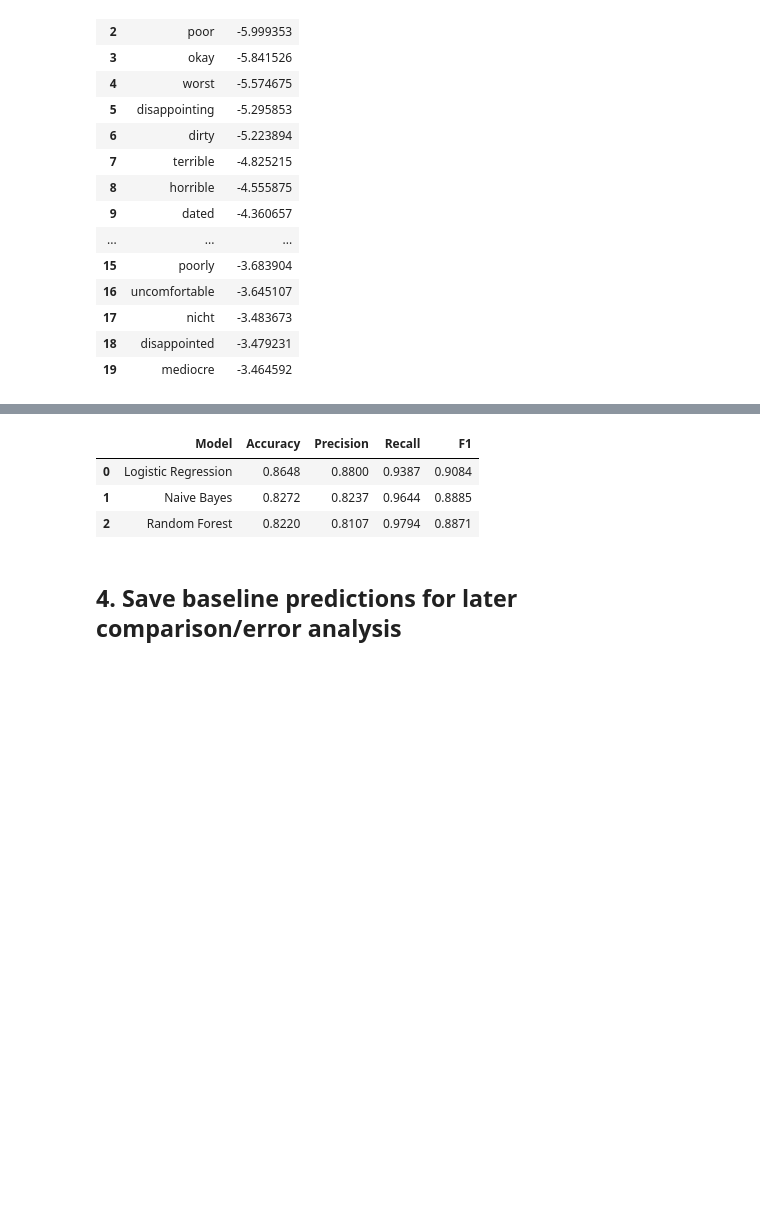
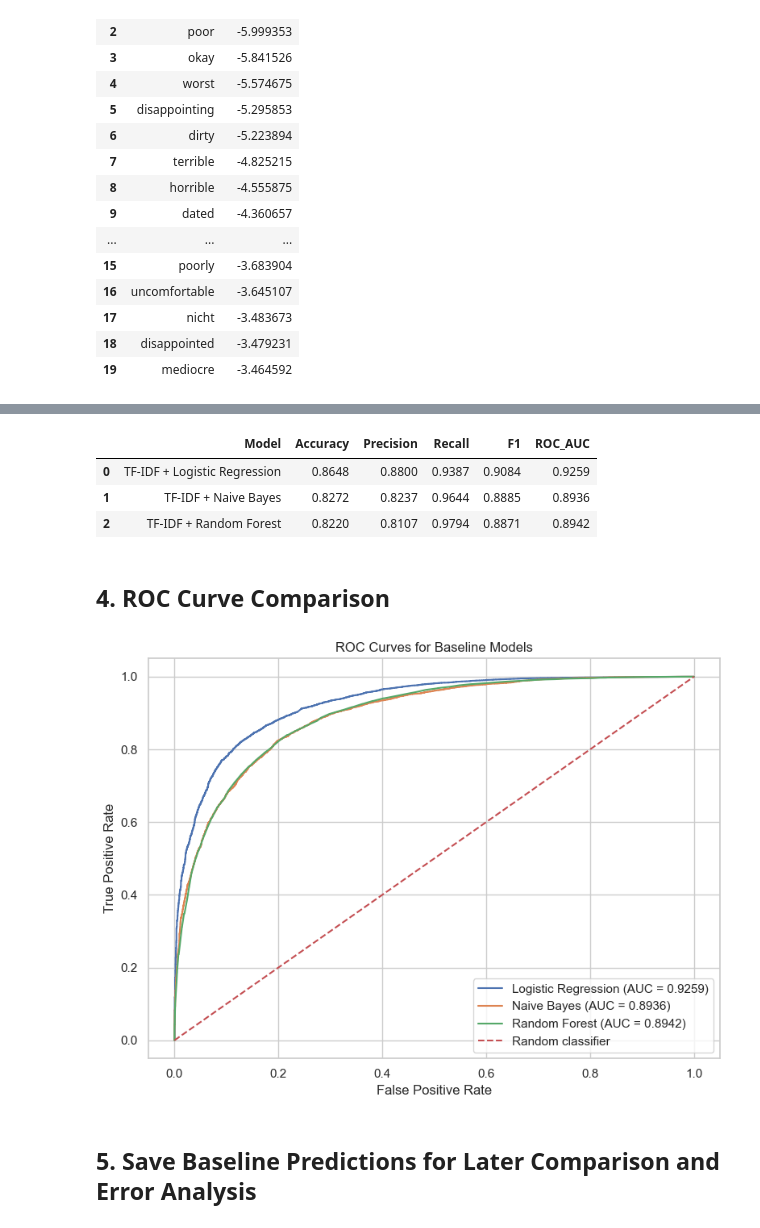
Before and after one commit to luisaaiko/AdvancedAI, a Jupyter notebook: 3baselineModel.ipynb, the cells around one changed output, grey strips where cells are left out. Saved outputs shown, nothing was run; the diff lists cells and outputs as text; code cells hidden in the pictures; blank space fills up the shorter version.

Commit message:
fix for baseline roc_auc and metrics
fix for baseline roc_auc and creation of metric files

```diff
--- a/3baselineModel.ipynb
+++ b/3baselineModel.ipynb
@@ -327,9 +316,5 @@ plt.show()
 # %%
 # Final baseline comparison table
-log_prob = log_model.predict_proba(X_test)[:, 1]
-nb_prob = nb_model.predict_proba(X_test)[:, 1]
-rf_prob = rf_model.predict_proba(X_test)[:, 1]
-
 results = pd.DataFrame({
     "Model": [
         "TF-IDF + Logistic Regression",
@@ -366,12 +351,47 @@ results = pd.DataFrame({
 results.to_csv(RESULTS_DIR / "baseline_results.csv", index=False)
 results.round(4)
 # %% [output]
-|  | Model | Accuracy | Precision | Recall | F1 |
-| 0 | Logistic Regression | 0.8648 | 0.8800 | 0.9387 | 0.9084 |
-| 1 | Naive Bayes | 0.8272 | 0.8237 | 0.9644 | 0.8885 |
-| 2 | Random Forest | 0.8220 | 0.8107 | 0.9794 | 0.8871 |
+|  | Model | Accuracy | Precision | Recall | F1 | ROC_AUC |
+| 0 | TF-IDF + Logistic Regression | 0.8648 | 0.8800 | 0.9387 | 0.9084 | 0.9259 |
+| 1 | TF-IDF + Naive Bayes | 0.8272 | 0.8237 | 0.9644 | 0.8885 | 0.8936 |
+| 2 | TF-IDF + Random Forest | 0.8220 | 0.8107 | 0.9794 | 0.8871 | 0.8942 |
+# %% [markdown]
+## 4. ROC Curve Comparison
+# %%
+# Compute ROC curve coordinates for each model
+log_fpr, log_tpr, _ = roc_curve(y_test, log_prob)
+nb_fpr, nb_tpr, _ = roc_curve(y_test, nb_prob)
+rf_fpr, rf_tpr, _ = roc_curve(y_test, rf_prob)
+
+plt.figure(figsize=(8, 6))
+plt.plot(
+    log_fpr,
+    log_tpr,
+    label=f"Logistic Regression (AUC = {roc_auc_score(y_test, log_prob):.4f})"
+)
+plt.plot(
+    nb_fpr,
+    nb_tpr,
+    label=f"Naive Bayes (AUC = {roc_auc_score(y_test, nb_prob):.4f})"
+)
+plt.plot(
+    rf_fpr,
+    rf_tpr,
+    label=f"Random Forest (AUC = {roc_auc_score(y_test, rf_prob):.4f})"
+)
+plt.plot([0, 1], [0, 1], linestyle="--", label="Random classifier")
+
+plt.xlabel("False Positive Rate")
+plt.ylabel("True Positive Rate")
+plt.title("ROC Curves for Baseline Models")
+plt.legend(loc="lower right")
+plt.tight_layout()
+plt.savefig(RESULTS_DIR / "baseline_roc_curves.png", dpi=300, bbox_inches="tight")
+plt.show()
+# %% [output]
+[figure, added]
 # %% [markdown]
-## 4. Save baseline predictions for later comparison/error analysis
+## 5. Save Baseline Predictions for Later Comparison and Error Analysis
 # %%
 baseline_predictions = test_df[["review_text", "sentiment"]].copy()
 baseline_predictions["logistic_probability_positive"] = log_prob
```
Also changed, not shown: parts of 10 cells of this notebook, 3 other files.
